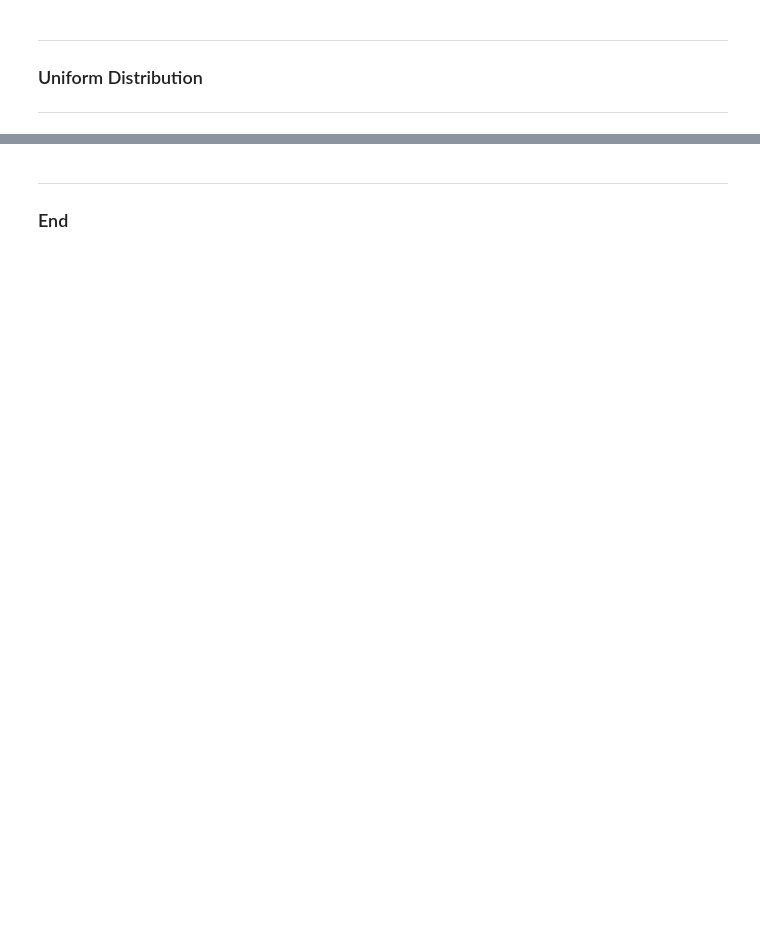
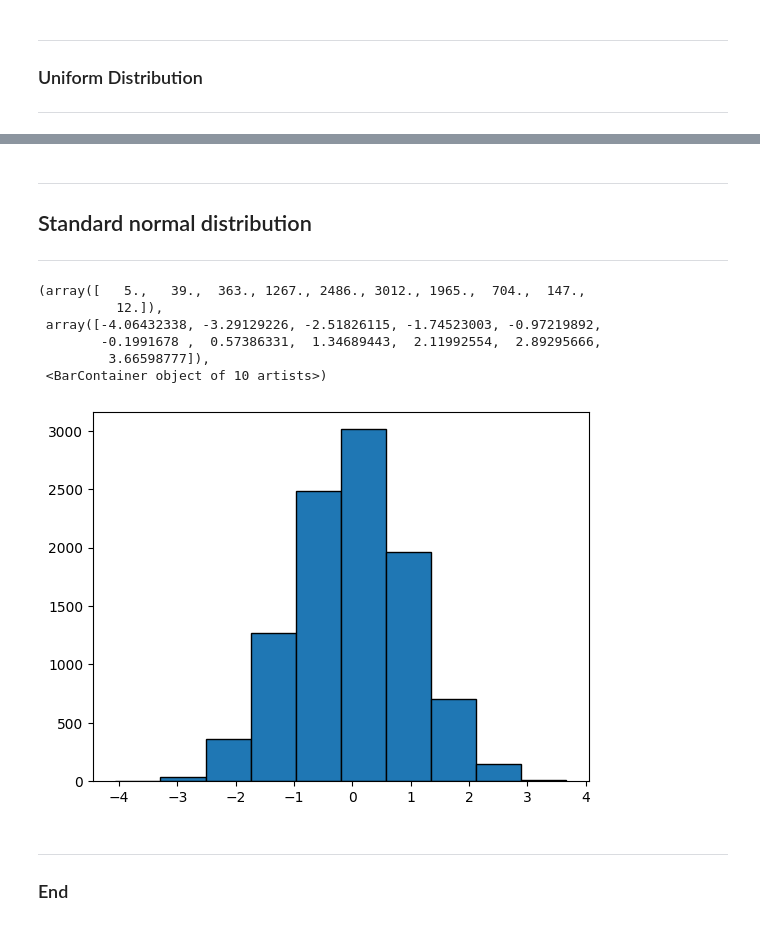
Before and after one commit to gusgoes/weekly-tasks, a Jupyter notebook: random.ipynb, the cells around one changed output, grey strips where cells are left out. Saved outputs shown, nothing was run; the diff lists cells and outputs as text; code cells hidden in the pictures; blank space fills up the shorter version.

```diff
--- a/random.ipynb
+++ b/random.ipynb
@@ -132,3 +140,19 @@ plt.bar(values, counts, edgecolor='black')
+# %% [markdown]
+***
+## Standard normal distribution
+***
+# %%
+a = rng.standard_normal(10000)
+a
+plt.hist(a, edgecolor='black', bins=10)
+# %% [output]
+(array([   5.,   39.,  363., 1267., 2486., 3012., 1965.,  704.,  147.,
+          12.]),
+ array([-4.06432338, -3.29129226, -2.51826115, -1.74523003, -0.97219892,
+        -0.1991678 ,  0.57386331,  1.34689443,  2.11992554,  2.89295666,
+         3.66598777]),
+ <BarContainer object of 10 artists>)
+[figure, added]
 # %% [markdown]
 ***
 ### End
```
Also changed, not shown: parts of 12 cells of this notebook, 1 other file.
